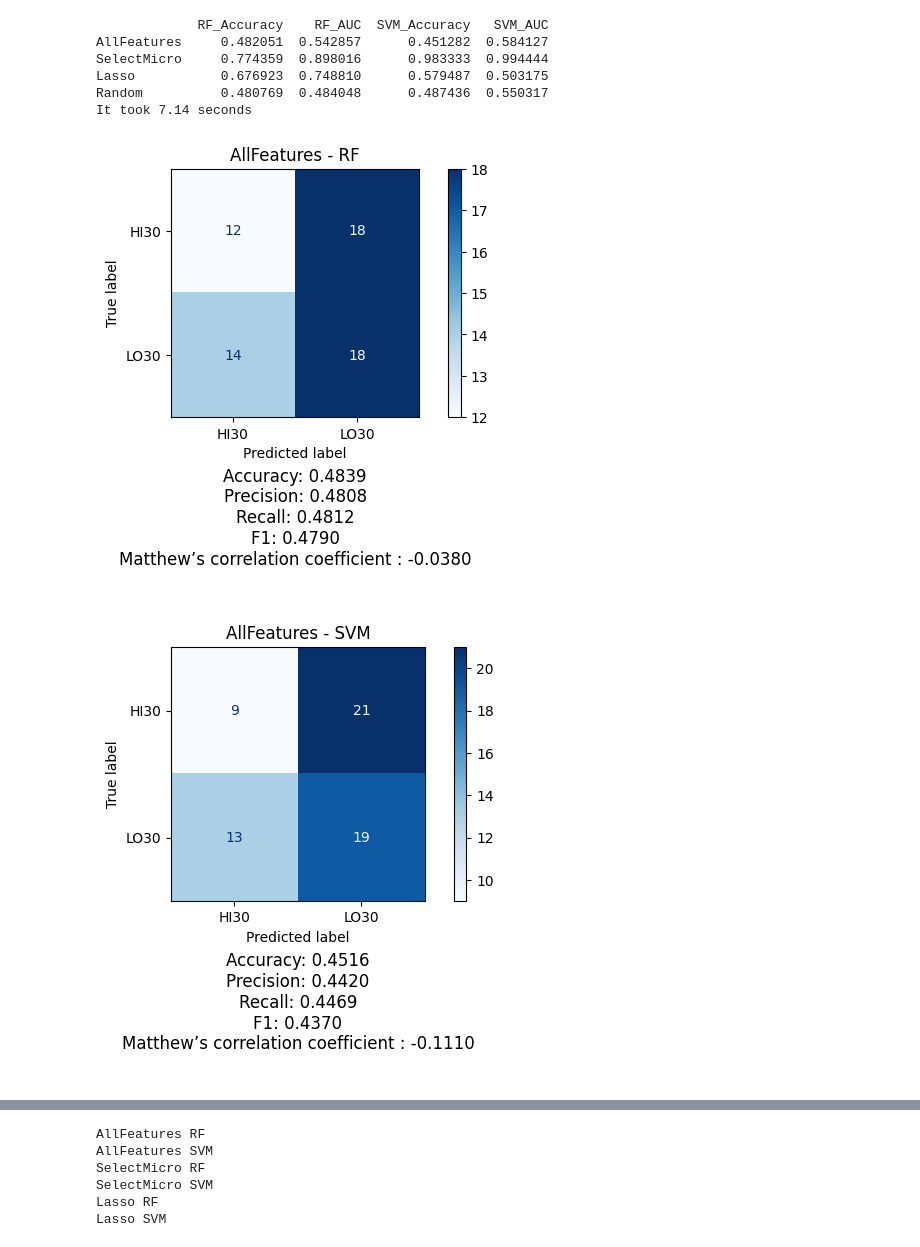
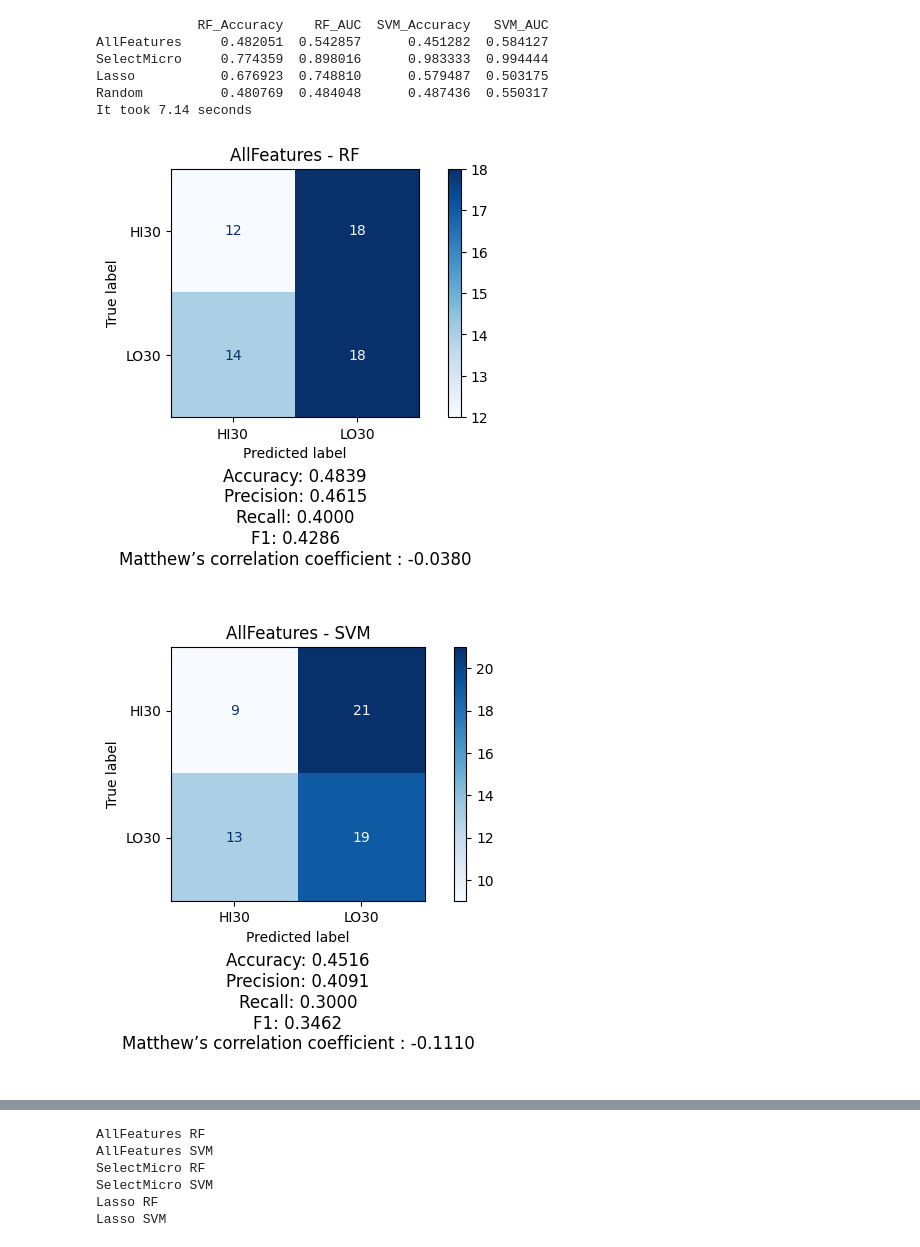
Before and after one commit to mengling-he/SelectMicro_24new, a Jupyter notebook: rhizo_files_FS.ipynb, the cells around one changed output, grey strips where cells are left out. Drawn from its saved outputs; the diff is of its cells as text; code cells hidden in the pictures.

Commit message:
update the confusion matrix,not use macro score,use binary

```diff
--- a/rhizo_files_FS.ipynb
+++ b/rhizo_files_FS.ipynb
@@ -161,9 +164,9 @@ with open('results/dict_cm_rhizo.pkl', 'rb') as pickle_file:
 # %%
 for dataset_name, classifiers in data_loaded.items():
         for classifier_name, labels in classifiers.items():
             actual_labels = labels[0]
             predicted_labels = labels[1]
-            RunML_continue.plotmacro_confusion_matrices(actual_labels, predicted_labels,f"{dataset_name} - {classifier_name}")
+            RunML_continue.plot_confusion_matrices(actual_labels, predicted_labels,f"{dataset_name} - {classifier_name}",pos_y='HI30')
 # %% [output]
-[figure, old version]
+[figure, new version]
-[figure, old version]
+[figure, new version]
```
Also changed, not shown: parts of 2 cells of this notebook, 2 other files.
